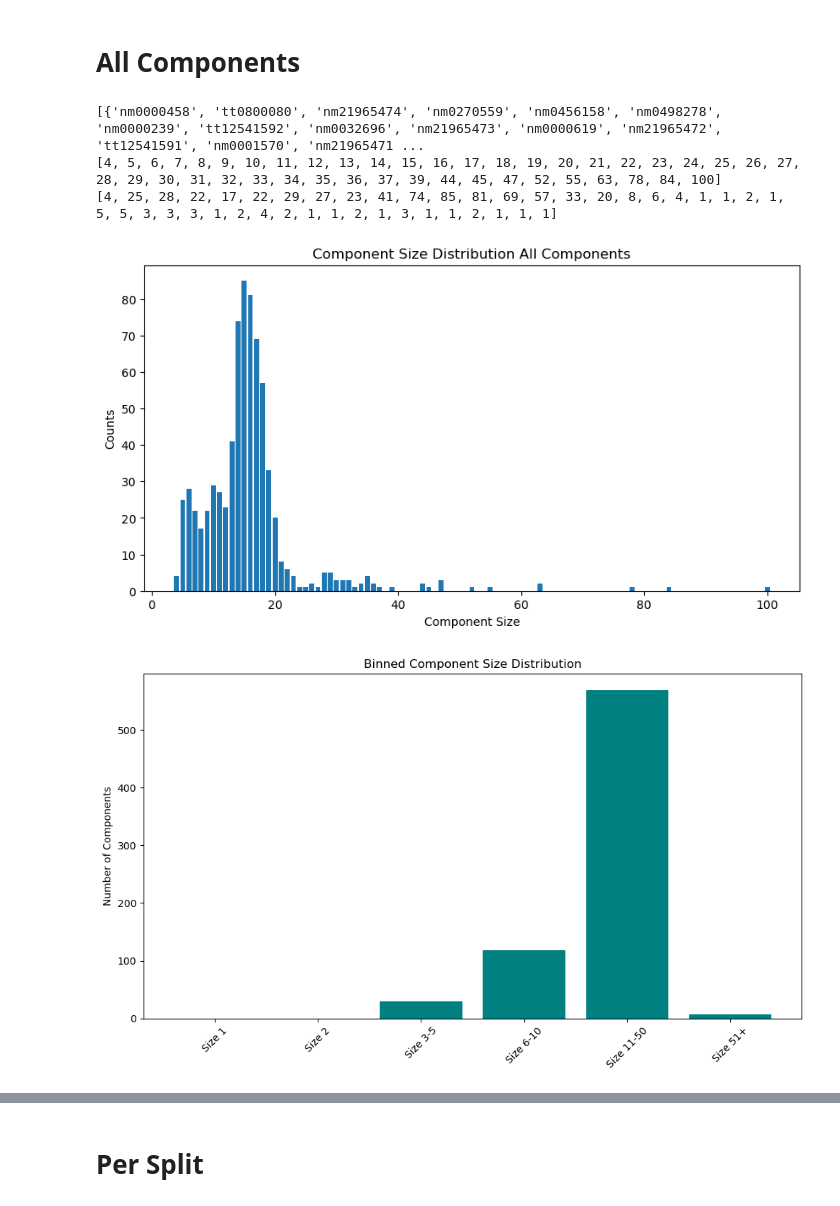
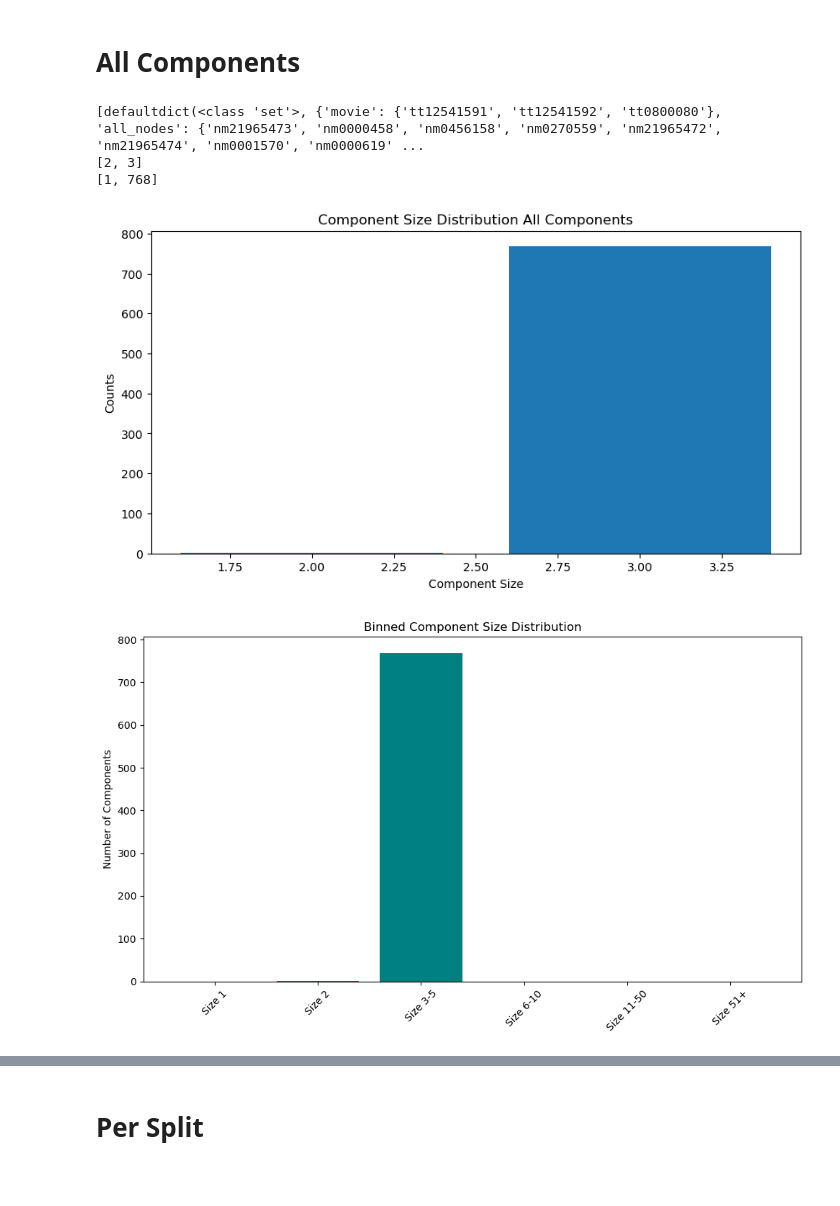
Before and after one commit to oskar-ong/deepcem, a Jupyter notebook: notebooks/explore_imdb.ipynb, the cells around one changed output, grey strips where cells are left out. Saved outputs shown, nothing was run; the diff lists cells and outputs as text; code cells hidden in the pictures; blank space fills up the shorter version.

```diff
--- a/notebooks/explore_imdb.ipynb
+++ b/notebooks/explore_imdb.ipynb
@@ -345,19 +342,19 @@ def plot_size_dist(occs, name):
 # %% [markdown]
 # All Components
 # %%
-with open('../pickles/components.pickle', 'rb') as f:
+with open('../pickles/imdb_hard_components.pickle', 'rb') as f:
     components: list[Set[str]] = pickle.load(f)
 
 print(components)
 occs, comps_by_size = calc_sizes(components)
 
 plot_size_dist(occs, "All Components")
 plot_binned_sizes(occs)
 for key in occs.keys():
     get_name_movie_dist(comps_by_size, key)
 # %% [output]
-[{'nm0000458', 'tt0800080', 'nm21965474', 'nm0270559', 'nm0456158', 'nm0498278', 'nm0000239', 'tt12541592', 'nm0032696', 'nm21965473', 'nm0000619', 'nm21965472', 'tt12541591', 'nm0001570', 'nm21965471 ...
-[4, 5, 6, 7, 8, 9, 10, 11, 12, 13, 14, 15, 16, 17, 18, 19, 20, 21, 22, 23, 24, 25, 26, 27, 28, 29, 30, 31, 32, 33, 34, 35, 36, 37, 39, 44, 45, 47, 52, 55, 63, 78, 84, 100]
-[4, 25, 28, 22, 17, 22, 29, 27, 23, 41, 74, 85, 81, 69, 57, 33, 20, 8, 6, 4, 1, 1, 2, 1, 5, 5, 3, 3, 3, 1, 2, 4, 2, 1, 1, 2, 1, 3, 1, 1, 2, 1, 1, 1]
+[defaultdict(<class 'set'>, {'movie': {'tt12541591', 'tt12541592', 'tt0800080'}, 'all_nodes': {'nm21965473', 'nm0000458', 'nm0456158', 'nm0270559', 'nm21965472', 'nm21965474', 'nm0001570', 'nm0000619' ...
+[2, 3]
+[1, 768]
-[figure, old version]
+[figure, new version]
-[figure, old version]
+[figure, new version]
```
Also changed, not shown: parts of 9 cells of this notebook, 45 other files.
